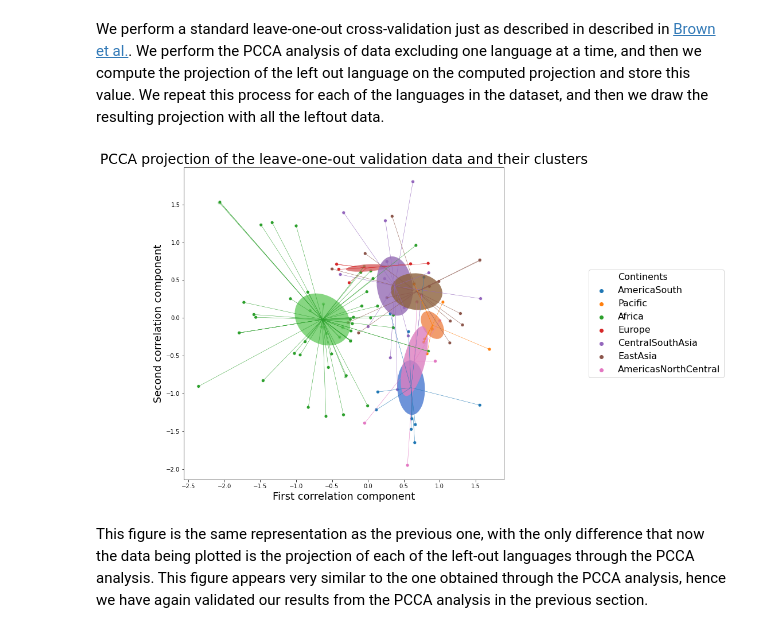
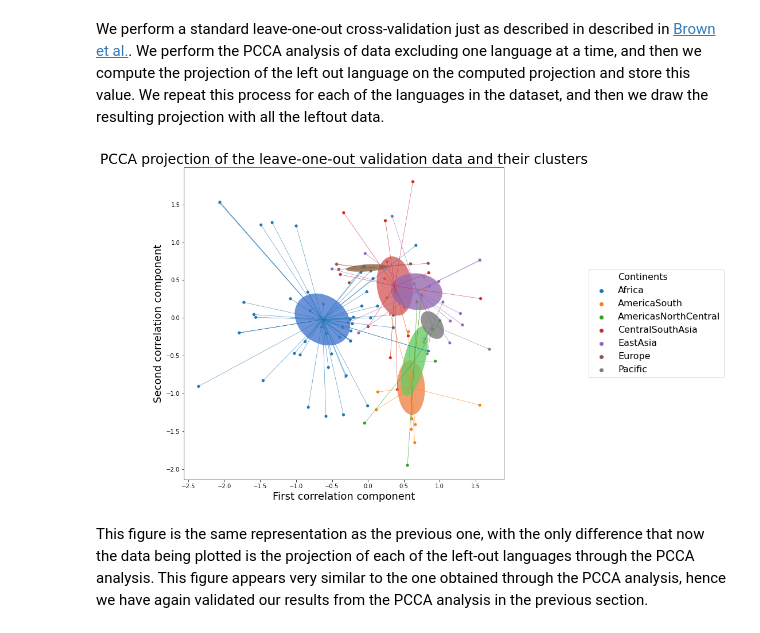
Before and after one commit to camoalon/language_genes, a Jupyter notebook: phonemesPhoible_PCCA.ipynb, the cells around one changed output. Cells and saved outputs as stored; diff of their text form; code cells hidden in the pictures.

Commit message:
Fix plot colors

```diff
--- a/phonemesPhoible_PCCA.ipynb
+++ b/phonemesPhoible_PCCA.ipynb
@@ -243,12 +243,19 @@ phonemes_pcca.columns = ['C1','C2','Continents']
 phonemes_cca_loadings = pd.DataFrame(getattr(cca, "x_loadings_"))
 # %%
 #@title PCCA projection of the data and their corresponding clusters
-continents_unique, ind = np.unique(continents, return_index=True)
-continents_unique = continents_unique[np.argsort(ind)] # to preserve its original order
 fig, ax = plt.subplots(figsize=(10, 10))
 
+# Set up colors for best visualization
+palet = sns.color_palette()
+palet[7], palet[6] = sns.color_palette()[6], sns.color_palette()[7]
+palet_muted = sns.color_palette("muted")
+palet_muted[7], palet_muted[6] = sns.color_palette("muted")[6], sns.color_palette("muted")[7]
+
+continents_unique, ind = np.unique(continents, return_index=True)
+#continents_unique = continents_unique[np.argsort(ind)] # to preserve its original order
+
 # Plot each point in the CCA projection
-ax = sns.scatterplot(phonemes_pcca['C1'], phonemes_pcca['C2'], hue = phonemes_pcca['Continents'], sizes = 15)
+ax = sns.scatterplot(phonemes_pcca['C1'], phonemes_pcca['C2'], hue = phonemes_pcca['Continents'], hue_order = continents_unique, palette = palet[0:7], sizes = 15)
 legend = ax.legend(loc='center left', bbox_to_anchor=(1.25, 0.5), ncol=1, fontsize = 16)
 
 # Plot a line joining each point to the center of the cluster
@@ -256,7 +263,7 @@ for i,elements in enumerate(continents):
   tmp = phonemes_pcca.loc[phonemes_pcca['Continents'] == elements] # choose points in a particular cluster
   center_x = np.mean(tmp["C1"]) # find the x coordinate of the center
   center_y = np.mean(tmp["C2"]) # find the y coordinate of the center
-  clr = sns.color_palette()[[j for j, x in enumerate(elements == continents_unique) if x][0]] # find the color corresponding to the cluster
+  clr = palet[[j for j, x in enumerate(elements == continents_unique) if x][0]] # find the color corresponding to the cluster
   plt.plot([center_x, phonemes_pcca['C1'][i]], [center_y, phonemes_pcca['C2'][i]], linewidth=.5, color = clr) # plot each line
 
 # Plot each ellipse cluster
@@ -269,7 +276,7 @@ for elements in continents_unique:
   # Compute the center of the ellipse
   center_x = np.mean(tmp["C1"])
   center_y = np.mean(tmp["C2"])
-  clr = sns.color_palette("muted")[[j for j, x in enumerate(elements == continents_unique) if x][0]]
+  clr = palet_muted[[j for j, x in enumerate(elements == continents_unique) if x][0]]
 
   # Do PCA on the points to find the directions of maximal variance
   pca = PCA()
@@ -427,7 +435,7 @@ validation_oneout .columns = ['C1','C2','Continents']
 fig, ax = plt.subplots(figsize=(10, 10))
 
 # Plot each point in the CCA projection
-ax = sns.scatterplot(validation_oneout['C1'], validation_oneout['C2'], hue = validation_oneout['Continents'], sizes = 15)
+ax = sns.scatterplot(validation_oneout['C1'], validation_oneout['C2'], hue = validation_oneout['Continents'], hue_order = continents_unique, palette = palet[0:7], sizes = 15)
 legend = ax.legend(loc='center left', bbox_to_anchor=(1.25, 0.5), ncol=1, fontsize = 16)
 
 # Plot a line joining each point to the center of the cluster
@@ -435,7 +443,7 @@ for i,elements in enumerate(continents):
   tmp = validation_oneout.loc[validation_oneout['Continents'] == elements] # choose points in a particular cluster
   center_x = np.mean(tmp["C1"]) # find the x coordinate of the center
   center_y = np.mean(tmp["C2"]) # find the y coordinate of the center
-  clr = sns.color_palette()[[j for j, x in enumerate(elements == continents_unique) if x][0]] # find the color corresponding to the cluster
+  clr = palet[[j for j, x in enumerate(elements == continents_unique) if x][0]] # find the color corresponding to the cluster
   plt.plot([center_x, validation_oneout['C1'][i]], [center_y, validation_oneout['C2'][i]], linewidth=.5, color = clr) # plot each line
 
 # Plot each ellipse cluster
@@ -446,35 +454,35 @@ for elements in continents_unique:
   tmp = validation_oneout.loc[validation_oneout['Continents'] == elements]
 
   # Compute the center of the ellipse
   center_x = np.mean(tmp["C1"])
   center_y = np.mean(tmp["C2"])
-  clr = sns.color_palette("muted")[[j for j, x in enumerate(elements == continents_unique) if x][0]]
+  clr = palet_muted[[j for j, x in enumerate(elements == continents_unique) if x][0]]
 
   # Do PCA on the points to find the directions of maximal variance
   pca = PCA()
   pca.fit(tmp.drop("Continents", axis = 1))
 
   # Find the variance on each of those directions, as well as the directions
   size = pca.explained_variance_
 
   if pca.components_[0][1] < 0:
     v[1] = abs(pca.components_[0][1])
     v[0] = -1*pca.components_[0][0]
   else:
     v = pca.components_[0]
   c = np.dot(u,v)/np.linalg.norm(v)
   ang = np.arccos(c)*180/np.pi
 
   # Draw an elipse with that orientation
   ellipse = Ellipse(xy=(center_x, center_y), width = np.sqrt(size[0]), height = np.sqrt(size[1]), angle = ang, edgecolor='None', fc=clr, alpha = 0.8)
   ax.add_patch(ellipse)
 
 title2 = ax.set_title("PCCA projection of the leave-one-out validation data and their clusters", fontsize=24)
 xlabel = ax.set_xlabel("First correlation component", fontsize = 18)
 ylabel = ax.set_ylabel("Second correlation component", fontsize = 18)
 plt.savefig('pcca_cross_validation.pdf')
 # %% [output]
-[figure, old version]
+[figure, new version]
 # %% [markdown]
 This figure is the same representation as the previous one, with the only difference that now the data being plotted is the projection of each of the left-out languages through the PCCA analysis. This figure appears very similar to the one obtained through the PCCA analysis, hence we have again validated our results from the PCCA analysis in the previous section.
 # %% [markdown]
```
Also changed, not shown: parts of 4 cells of this notebook.
